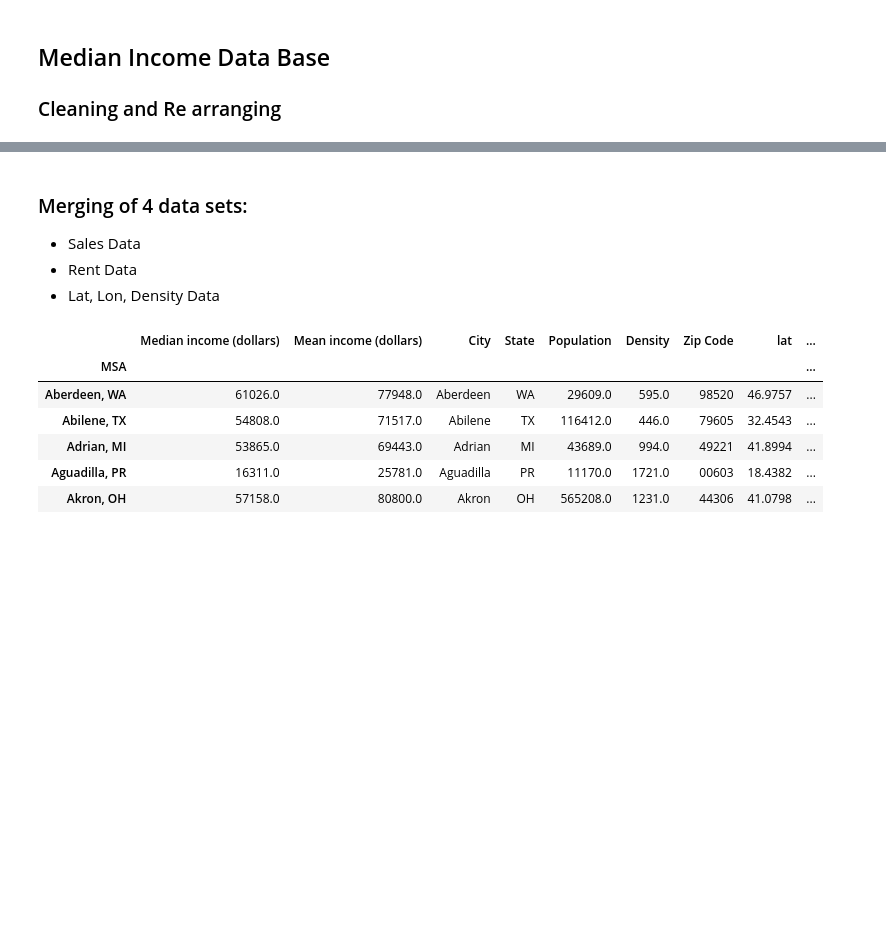
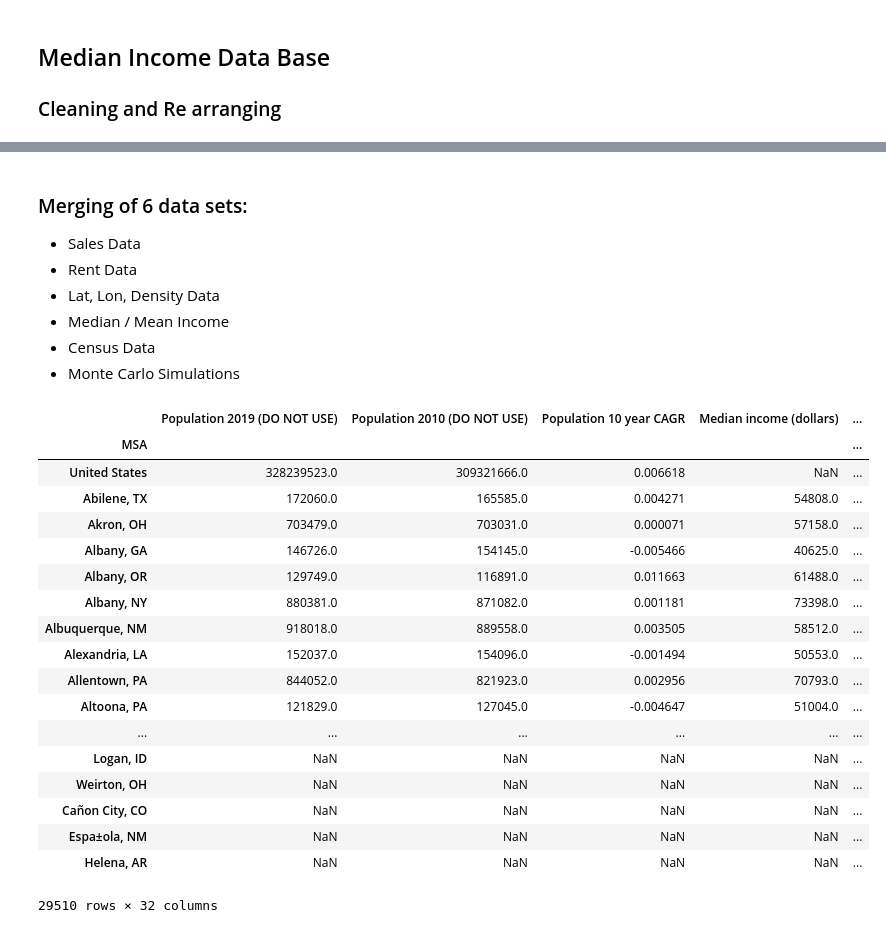
Before and after one commit to Luminous171/Project_1, a Jupyter notebook: Python_Files/clean_data_bases_2020.11.10.ipynb, the cells around one changed output, grey strips where cells are left out. Cells and saved outputs as stored; diff of their text form; code cells hidden in the pictures; blank space fills up the shorter version.

Commit message:
Adding latest version of cleaning code

```diff
--- a/Python_Files/clean_data_bases_2020.11.10.ipynb
+++ b/Python_Files/clean_data_bases_2020.11.10.ipynb
@@ -404,0 +526,21 @@ median_income_df['Mean income (dollars)']=median_income_df['Mean income (dollars
+# %%
+# Calculate CAGR: 2010-2020
+# Add a column with most recent date
+# Create a column that i will drop with last_date - used to calculate number of periods
+start_year=int(census_df.index[0])
+end_year=int(census_df.index[-1])
+initial_population=census_df.iloc[0,:].apply(lambda x: float(x.split()[0].replace(',', '')))
+last_population=census_df.iloc[-1,:].apply(lambda x: float(x.split()[0].replace(',', '')))
+
+census_stats_df['Population 2019 (DO NOT USE)']=last_population
+census_stats_df['Population 2010 (DO NOT USE)']=initial_population
+
+# Calculations
+
+census_stats_df['Population 10 year CAGR']=(last_population / initial_population)**(1/(end_year-start_year))-1
+
+# Found the minimum data point after the GFC for each MSA
+# Create a column that i will drop with last_date - used to calculate number of periods
+# rent_stats_df['oldest_date']=rental_price_df.index[0] # i need to populate the right data point
+# rent_stats_df['oldest_date1']=rental_price_df.apply(pd.Series.first_valid_index)
+census_stats_df.head(5)
@@ -404,0 +558,9 @@ median_income_df['Mean income (dollars)']=median_income_df['Mean income (dollars
+# %%
+# read the house_prices_msa.csv. this file will be used for sale price data
+file_name='mc_output.csv'
+csv_file=Path(f"../Data/{file_name}")
+mc_output_df= pd.read_csv(csv_file)
+mc_output_df['MSA']=mc_output_df['Unnamed: 0']+', '+mc_output_df['Unnamed: 1']
+mc_output_df=mc_output_df.set_index('MSA')
+mc_output_df.drop(columns=['Unnamed: 0', 'Unnamed: 1', 'lat', 'lng', 'population', 'firstzip'])
+mc_output_df.head(5)
@@ -405,37 +575,56 @@ median_income_df['Mean income (dollars)']=median_income_df['Mean income (dollars
 # %% [markdown]
-### Merging of 4 data sets:
+### Merging of 6 data sets:
 * Sales Data
 * Rent Data
 * Lat, Lon, Density Data
+* Median / Mean Income
+* Census Data
+* Monte Carlo Simulations
 # %%
 # List of clean databases
 # sale_stats_df
 # rent_stats_df
 # lon_lat_density_df
 
 # Remove duplicate columns in merge
 sale_clean=sale_stats_df.drop(columns=['City','State'])
 rent_clean=rent_stats_df.drop(columns=['City','State'])
+census_clean=census_stats_df.drop(columns=['City','State'])
 
-combined_df = pd.merge(sale_clean,rent_clean,how='outer',on='MSA')
+combined_df= pd.merge(sale_clean,mc_output_df,how='outer',on='MSA')
+combined_df = pd.merge(combined_df,rent_clean,how='outer',on='MSA')
 combined_df = pd.merge(lon_lat_density_df,combined_df,how='outer',on='MSA')
-combined_df = pd.merge(median_income_df,combined_df,how='inner',on='MSA')
+combined_df = pd.merge(median_income_df,combined_df,how='outer',on='MSA')
+combined_df = pd.merge(census_clean,combined_df,how='outer',on='MSA')
 
 # (combined_df[combined_df.index=='New York, NY']).sort_index()
 # combined_df[combined_df['City_x']=='New York'].sort_index()
-combined_df[combined_df['State']=='NY'].sort_index()
+# combined_df[combined_df['State']=='NY'].sort_index()
+combined_df
 # combined_df
 # (longlatdensity_df[longlatdensity_df['population']>100000])
 
 # affordability_df= pd.merge(firstmerge, rental_price_2019_affdf,on='Primary MSA')
 # affordability_df.head(5)
-combined_df.head(5)
+# combined_df.head(5)
 # %% [output]
-|  | Median income (dollars) | Mean income (dollars) | City | State | Population | Density | Zip Code | lat | ... |
-| MSA |  |  |  |  |  |  |  |  | ... |
-| Aberdeen, WA | 61026.0 | 77948.0 | Aberdeen | WA | 29609.0 | 595.0 | 98520 | 46.9757 | ... |
-| Abilene, TX | 54808.0 | 71517.0 | Abilene | TX | 116412.0 | 446.0 | 79605 | 32.4543 | ... |
-| Adrian, MI | 53865.0 | 69443.0 | Adrian | MI | 43689.0 | 994.0 | 49221 | 41.8994 | ... |
-| Aguadilla, PR | 16311.0 | 25781.0 | Aguadilla | PR | 11170.0 | 1721.0 | 00603 | 18.4382 | ... |
-| Akron, OH | 57158.0 | 80800.0 | Akron | OH | 565208.0 | 1231.0 | 44306 | 41.0798 | ... |
+|  | Population 2019 (DO NOT USE) | Population 2010 (DO NOT USE) | Population 10 year CAGR | Median income (dollars) | ... |
+| MSA |  |  |  |  | ... |
+| United States | 328239523.0 | 309321666.0 | 0.006618 | NaN | ... |
+| Abilene, TX | 172060.0 | 165585.0 | 0.004271 | 54808.0 | ... |
+| Akron, OH | 703479.0 | 703031.0 | 0.000071 | 57158.0 | ... |
+| Albany, GA | 146726.0 | 154145.0 | -0.005466 | 40625.0 | ... |
+| Albany, OR | 129749.0 | 116891.0 | 0.011663 | 61488.0 | ... |
+| Albany, NY | 880381.0 | 871082.0 | 0.001181 | 73398.0 | ... |
+| Albuquerque, NM | 918018.0 | 889558.0 | 0.003505 | 58512.0 | ... |
+| Alexandria, LA | 152037.0 | 154096.0 | -0.001494 | 50553.0 | ... |
+| Allentown, PA | 844052.0 | 821923.0 | 0.002956 | 70793.0 | ... |
+| Altoona, PA | 121829.0 | 127045.0 | -0.004647 | 51004.0 | ... |
+| ... | ... | ... | ... | ... | ... |
+| Logan, ID | NaN | NaN | NaN | NaN | ... |
+| Weirton, OH | NaN | NaN | NaN | NaN | ... |
+| Cañon City, CO | NaN | NaN | NaN | NaN | ... |
+| Espa±ola, NM | NaN | NaN | NaN | NaN | ... |
+| Helena, AR | NaN | NaN | NaN | NaN | ... |
+29510 rows × 32 columns
 # %%
```
Also changed, not shown: parts of 15 cells of this notebook.
